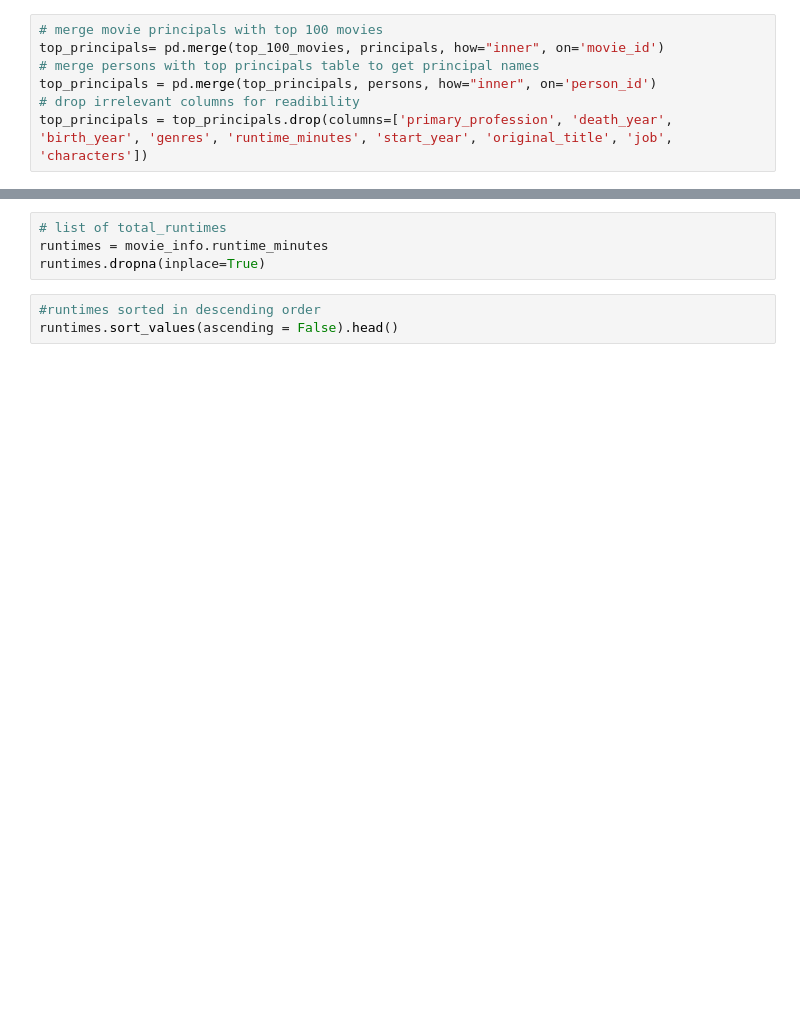
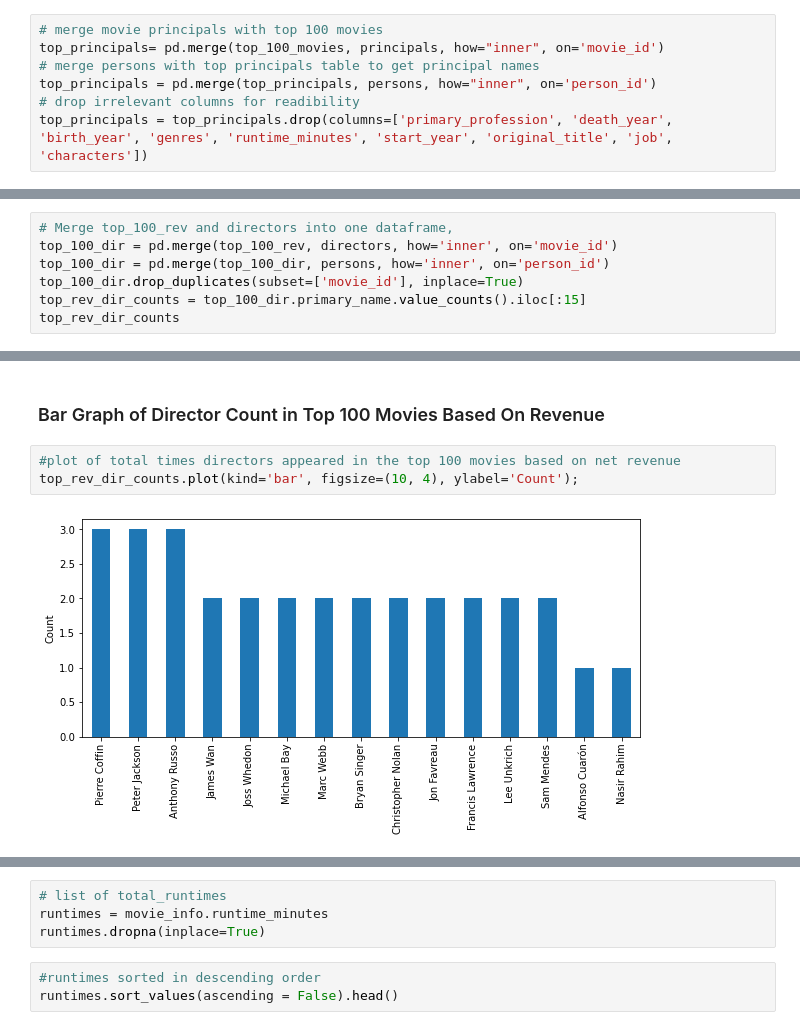
Before and after one commit to reboyce/Gilbert-Team-Repo, a Jupyter notebook: Notebooks/Chris Notebook.ipynb, the cells around one changed output, grey strips where cells are left out. Drawn from its saved outputs; the diff is of its cells as text; blank space fills up the shorter version.

```diff
--- a/Notebooks/Chris Notebook.ipynb
+++ b/Notebooks/Chris Notebook.ipynb
@@ -228,0 +379,7 @@ top_genre_counts.plot(kind='bar', figsize=(8, 4));
+# %%
+# Merge top_100_rev and directors into one dataframe,
+top_100_dir = pd.merge(top_100_rev, directors, how='inner', on='movie_id')
+top_100_dir = pd.merge(top_100_dir, persons, how='inner', on='person_id')
+top_100_dir.drop_duplicates(subset=['movie_id'], inplace=True)
+top_rev_dir_counts = top_100_dir.primary_name.value_counts().iloc[:15]
+top_rev_dir_counts
@@ -228,0 +403,7 @@ top_genre_counts.plot(kind='bar', figsize=(8, 4));
+# %% [markdown]
+### Bar Graph of Director Count in Top 100 Movies Based On Revenue
+# %%
+#plot of total times directors appeared in the top 100 movies based on net revenue
+top_rev_dir_counts.plot(kind='bar', figsize=(10, 4), ylabel='Count');
+# %% [output]
+[figure, added]
```
Also changed, not shown: parts of 85 cells of this notebook, 1 other file.
